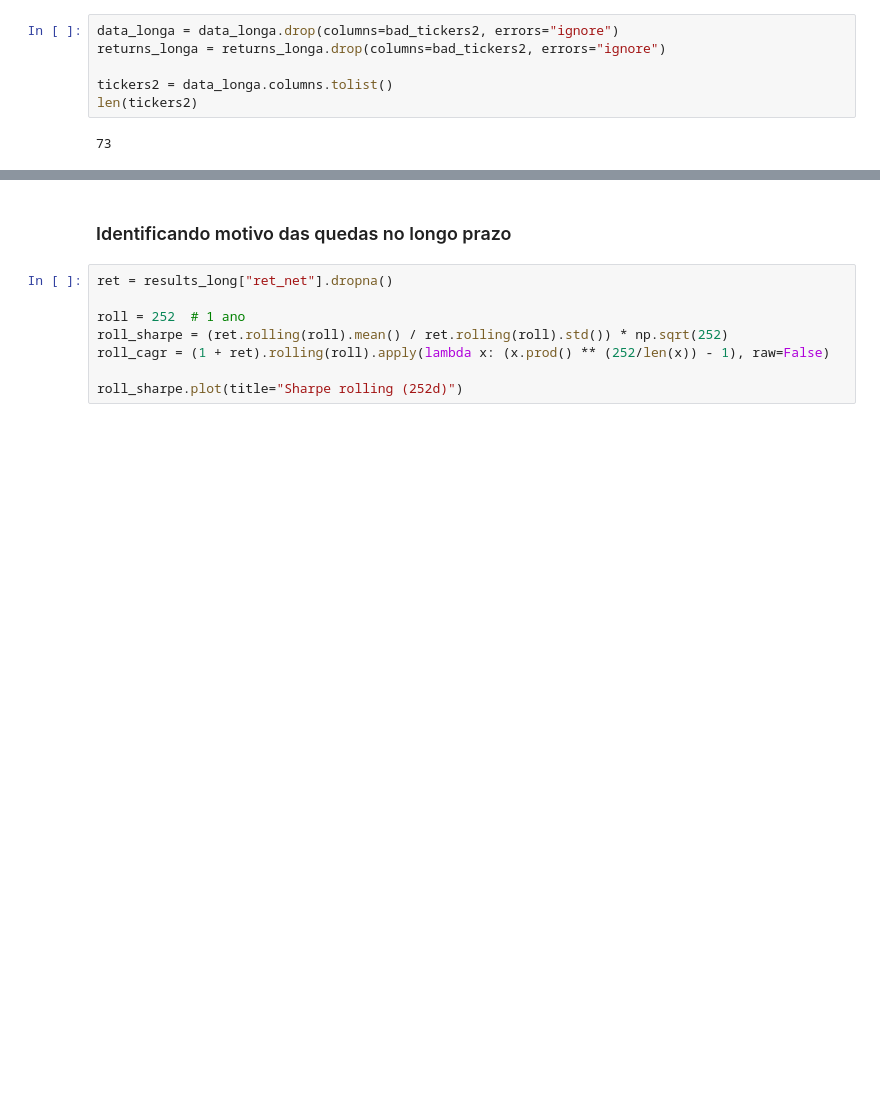
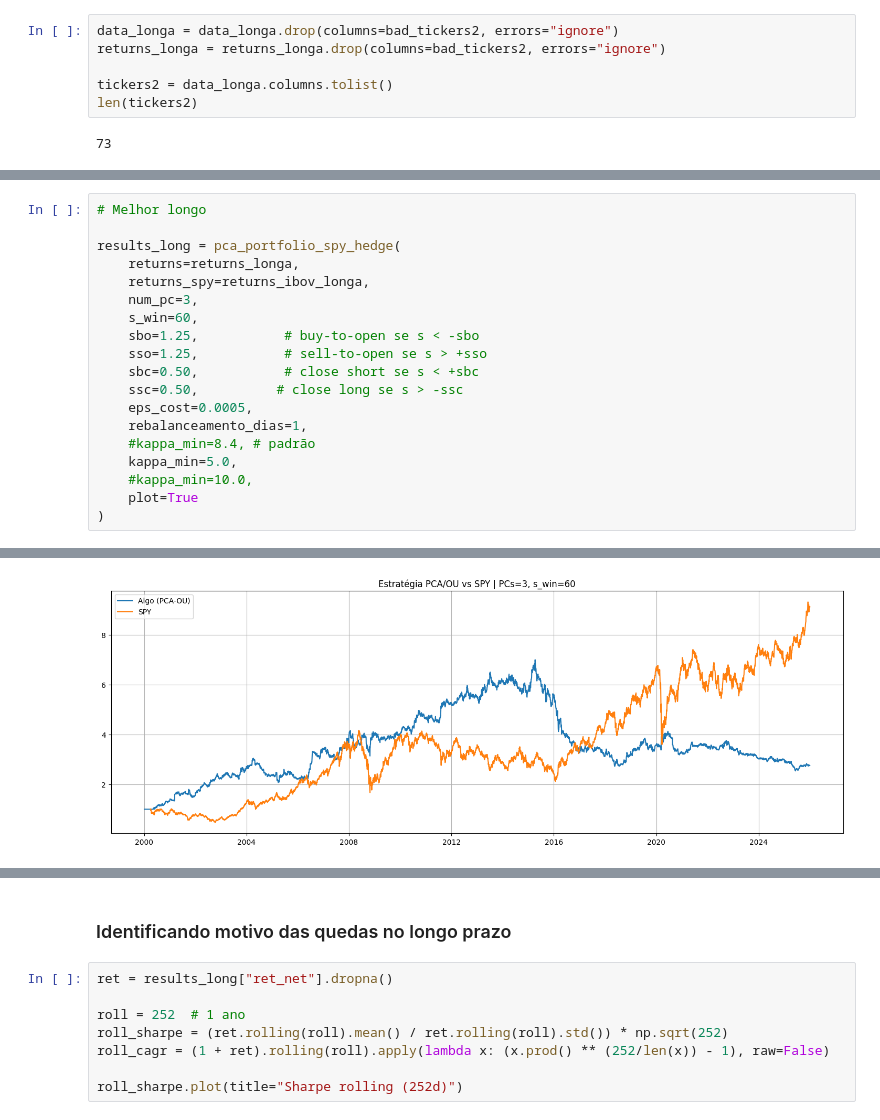
Before and after one commit to savio160502/Statistical-Arbitrage, a Jupyter notebook: run_backtest_br.ipynb, the cells around one changed output, grey strips where cells are left out. Cells and saved outputs as stored; diff of their text form; blank space fills up the shorter version.

```diff
--- a/run_backtest_br.ipynb
+++ b/run_backtest_br.ipynb
@@ -990,0 +997,20 @@ Subperíodo: 1997-2002
+# %%
+# Melhor longo
+
+results_long = pca_portfolio_spy_hedge(
+    returns=returns_longa,
+    returns_spy=returns_ibov_longa,
+    num_pc=3,
+    s_win=60,
+    sbo=1.25,           # buy-to-open se s < -sbo
+    sso=1.25,           # sell-to-open se s > +sso
+    sbc=0.50,           # close short se s < +sbc
+    ssc=0.50,          # close long se s > -ssc
+    eps_cost=0.0005,
+    rebalanceamento_dias=1,
+    #kappa_min=8.4, # padrão
+    kappa_min=5.0,
+    #kappa_min=10.0,
+    plot=True
+)
+# %% [output]
@@ -990,0 +1034 @@ Subperíodo: 1997-2002
+[figure, added]
```
Also changed, not shown: parts of 10 cells of this notebook, 1 other file.
